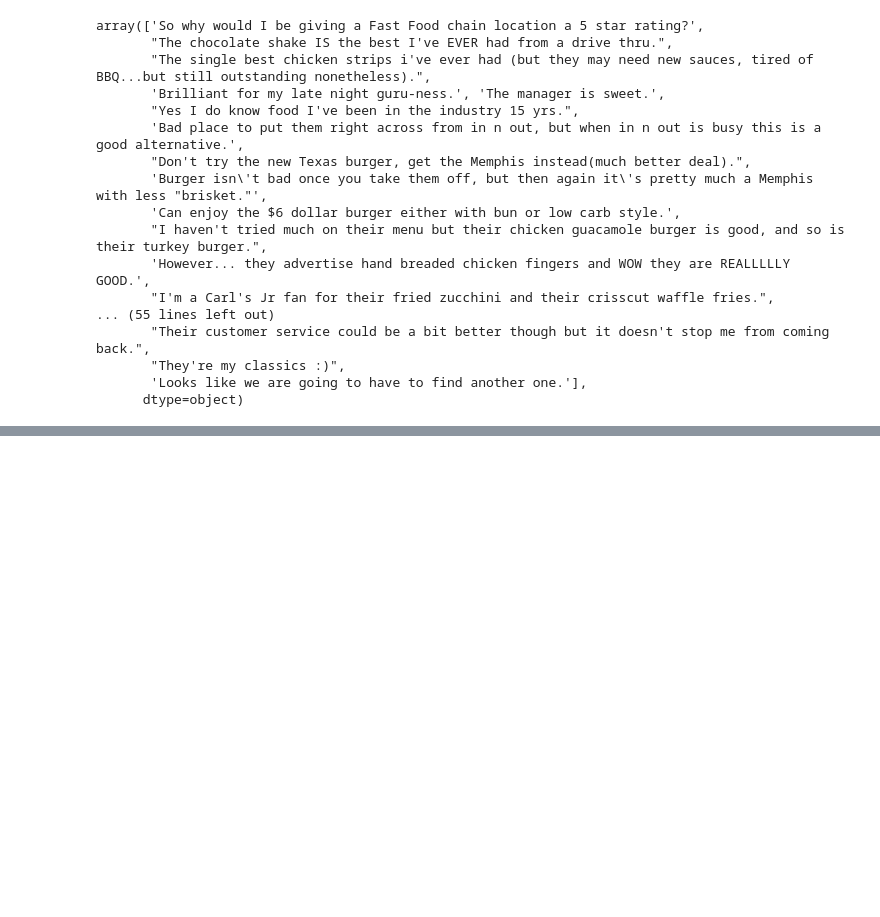
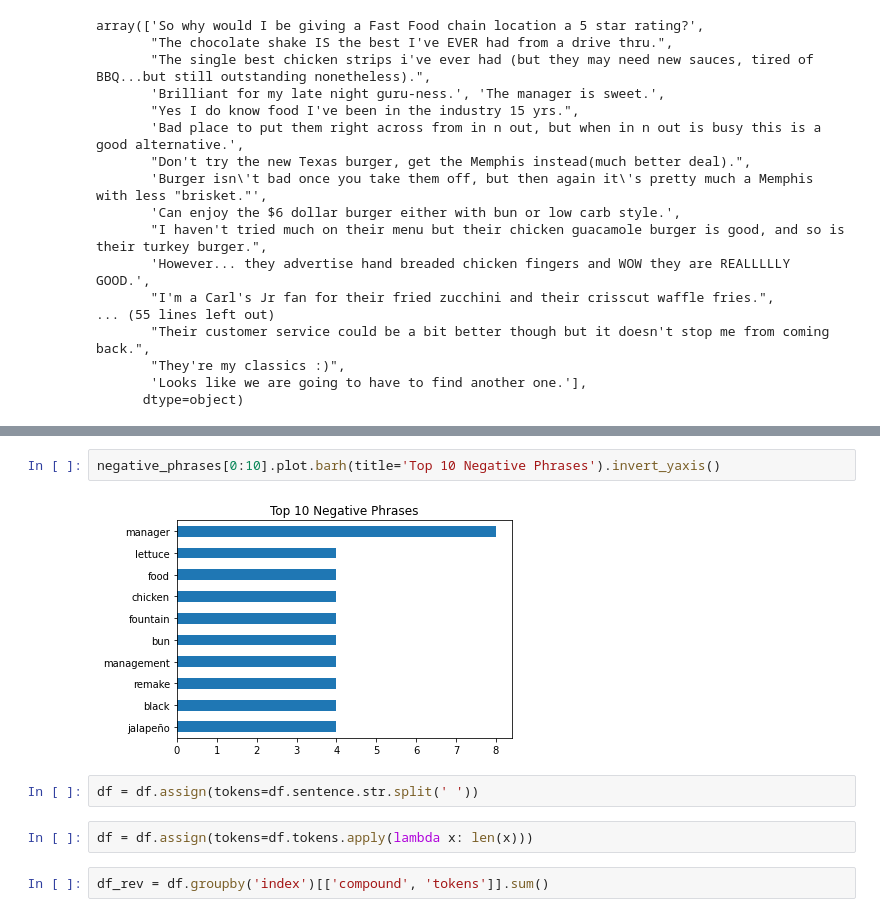
Before and after one commit to Lannnnnnn/LA-Restaurant-recommend, a Jupyter notebook: notebooks/eda_autophrase.ipynb, the cells around one changed output, grey strips where cells are left out. Drawn from its saved outputs; the diff is of its cells as text; blank space fills up the shorter version.

```diff
--- a/notebooks/eda_autophrase.ipynb
+++ b/notebooks/eda_autophrase.ipynb
@@ -300,0 +289,10 @@ Name: phrases, dtype: int64
+# %%
+negative_phrases[0:10].plot.barh(title='Top 10 Negative Phrases').invert_yaxis()
+# %% [output]
+[figure, added]
+# %%
+df = df.assign(tokens=df.sentence.str.split(' '))
+# %%
+df = df.assign(tokens=df.tokens.apply(lambda x: len(x)))
+# %%
+df_rev = df.groupby('index')[['compound', 'tokens']].sum()
```
Also changed, not shown: parts of 16 cells of this notebook.
